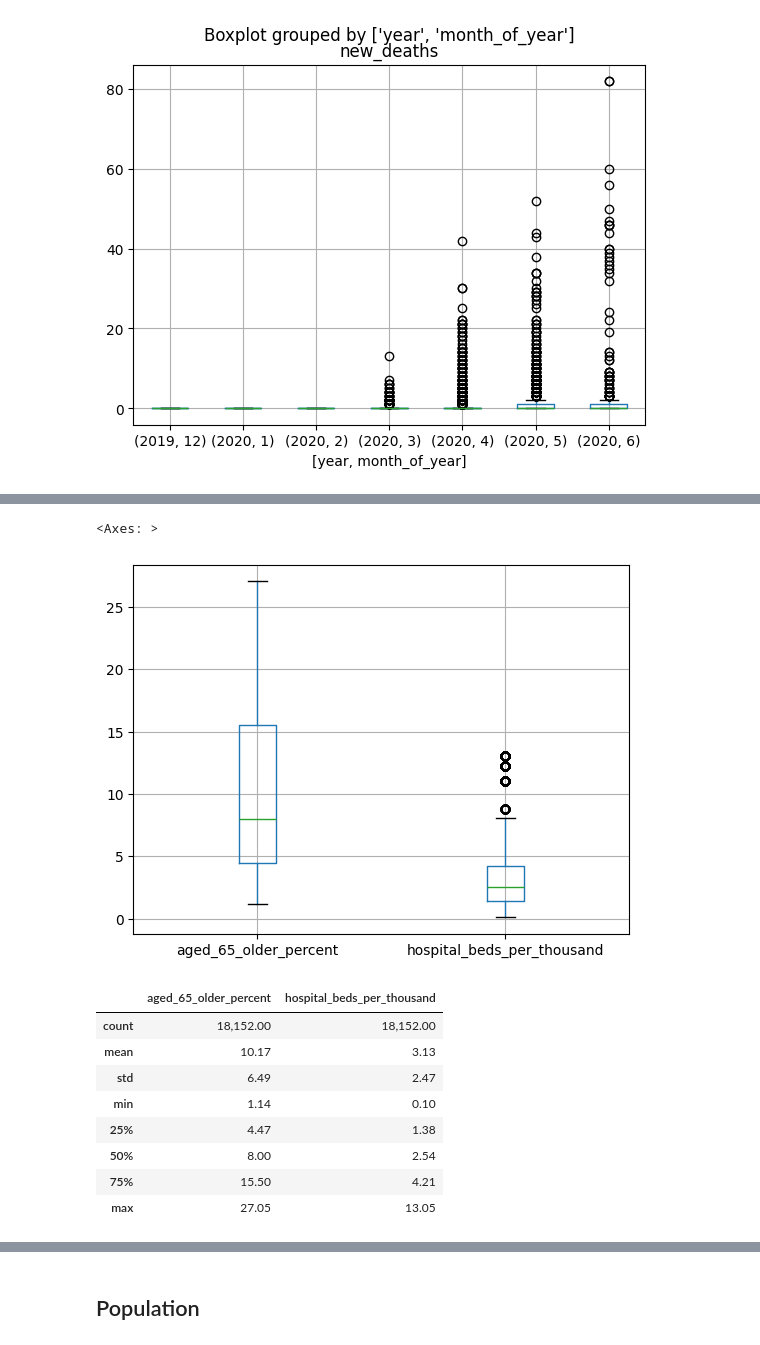
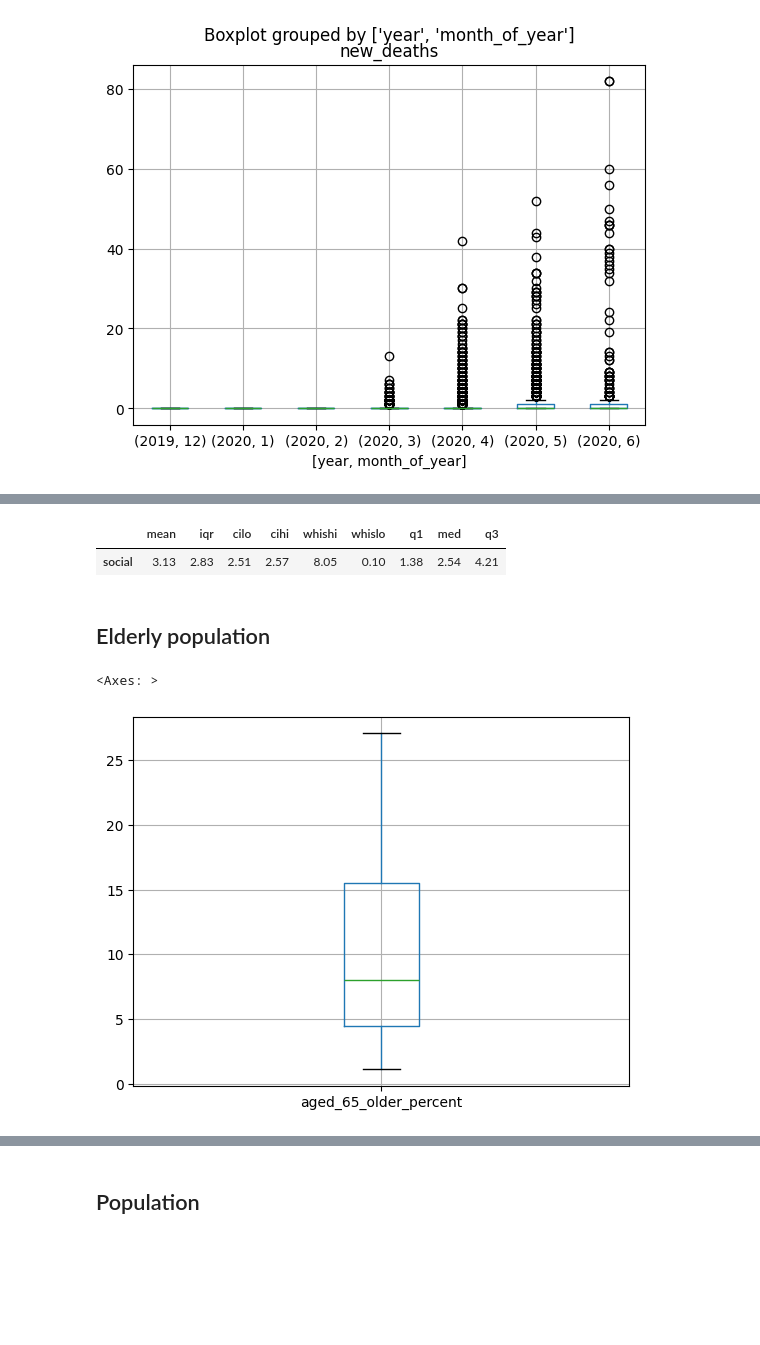
Before and after one commit to gabbmelo/covid_cardio, a Jupyter notebook: PRE_TREATMENT/COVID/00_IN/covid_data.ipynb, the cells around one changed output, grey strips where cells are left out. Cells and saved outputs as stored; diff of their text form; code cells hidden in the pictures; blank space fills up the shorter version.

Commit message:
reestructuring datawarehouse, data lake, dimensions, folder layout

```diff
--- a/PRE_TREATMENT/COVID/00_IN/covid_data.ipynb
+++ b/PRE_TREATMENT/COVID/00_IN/covid_data.ipynb
@@ -154,0 +125,3 @@ See the caveats in the documentation: https://pandas.pydata.org/pandas-docs/stab
+# %%
+df.loc[::,'population'] = df.loc[::,'population'].astype(int)
+df.info()
@@ -167,11 +156,11 @@ df.describe()
 # %% [markdown]
 ## Acrescentando ano, mês e semana a partir da data
 # %%
-df['year'] = df['date'].dt.year
-df['month_of_year'] = df['date'].dt.month
-df['week_of_year'] = df['date'].dt.isocalendar().week
-df['weekday'] = df['date'].dt.weekday
-df['day_of_year'] = df['date'].dt.dayofyear
+df.loc[::,'year'] = df.loc[::,'date'].dt.year
+df.loc[::,'month_of_year'] = df.loc[::,'date'].dt.month
+df.loc[::,'week_of_year'] = df.loc[::,'date'].dt.isocalendar().week
+df.loc[::,'weekday'] = df.loc[::,'date'].dt.weekday
+df.loc[::,'day_of_year'] = df.loc[::,'date'].dt.dayofyear
 #df['mont_of_yeaer'] = df.
 df
 # %% [output]
@@ -211,7 +200,7 @@ See the caveats in the documentation: https://pandas.pydata.org/pandas-docs/stab
 ### Incluindo mais dados para localização
 # %%
 #é interessante agrupar por continente. Buscar lista e criar coluna de continente.
-pais_continente = pd.read_csv('countryContinent.csv', encoding='windows-1252', encoding_errors='ignore')
+pais_continente = pd.read_csv(r"C:\Users\Gabriel\Documents\Repositories\Self_owned\Covid_cardio\PRE_TREATMENT\COVID\GEO\countryContinent.csv", encoding='windows-1252', encoding_errors='ignore')
 pais_continente
 # %% [output]
 |  | country | code_2 | code_3 | country_code | iso_3166_2 | continent | sub_region | region_code | ... |
@@ -296,5 +285,5 @@ df
 18165 rows × 17 columns
 # %%
-df['country_code'] = df['country_code'].astype('int')
+df.loc[::,'country_code'] = df.loc[::,'country_code'].astype('int')
 df
 # %% [output]
@@ -371,17 +379,15 @@ africa.boxplot('new_deaths', by=['year', 'month_of_year']);
+# %%
+social_index_stats = boxplot_stats(df['hospital_beds_per_thousand'])
+social_index_stats = pd.DataFrame(social_index_stats, index=['social'])
+social_index_stats = social_index_stats.drop('fliers', axis = 1)
+social_index_stats
+# %% [output]
+|  | mean | iqr | cilo | cihi | whishi | whislo | q1 | med | q3 |
+| social | 3.13 | 2.83 | 2.51 | 2.57 | 8.05 | 0.10 | 1.38 | 2.54 | 4.21 |
+# %% [markdown]
+## Elderly population
 # %%
-df[['aged_65_older_percent', 'hospital_beds_per_thousand' ]].boxplot()
+df.boxplot('aged_65_older_percent')
 # %% [output]
 <Axes: >
-[figure, old version]
+[figure, new version]
-# %%
-df[['aged_65_older_percent', 'hospital_beds_per_thousand' ]].describe()
-# %% [output]
-|  | aged_65_older_percent | hospital_beds_per_thousand |
-| count | 18,152.00 | 18,152.00 |
-| mean | 10.17 | 3.13 |
-| std | 6.49 | 2.47 |
-| min | 1.14 | 0.10 |
-| 25% | 4.47 | 1.38 |
-| 50% | 8.00 | 2.54 |
-| 75% | 15.50 | 4.21 |
-| max | 27.05 | 13.05 |
```
Also changed, not shown: parts of 85 cells of this notebook, 57 other files.
